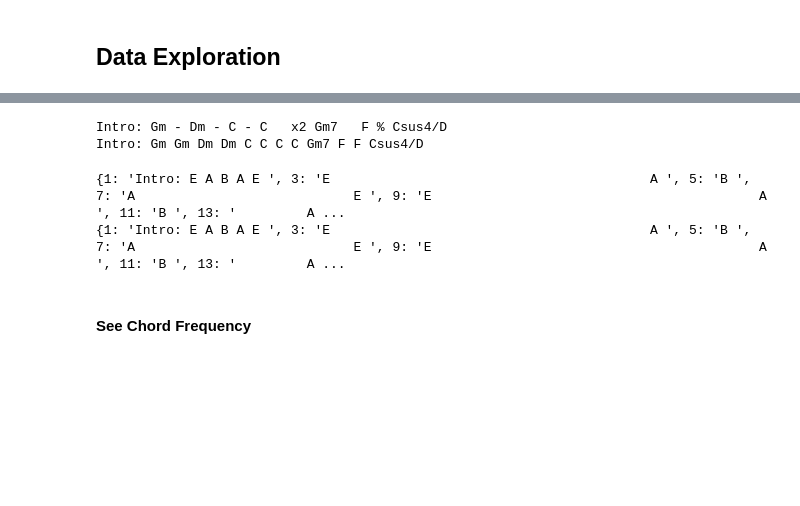
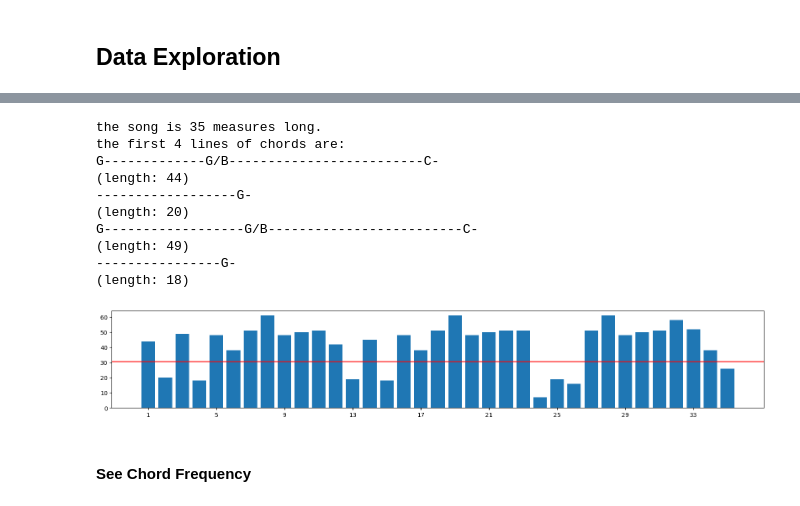
Before and after one commit to emilycardwell/final-project-cleaning, a Jupyter notebook: notebooks/new_cleaning.ipynb, the cells around one changed output, grey strips where cells are left out. Saved outputs shown, nothing was run; the diff lists cells and outputs as text; code cells hidden in the pictures; blank space fills up the shorter version.

```diff
--- a/notebooks/new_cleaning.ipynb
+++ b/notebooks/new_cleaning.ipynb
@@ -74,21 +51,0 @@ for song in split_raw_df.chords:
-# %%
-# editing repeats
-test_chords = [3, 'Intro: Gm - Dm - C - C   x2 Gm7   F % Csus4/D']
-chords = test_chords[1]
-chords_wo_reps = ''
-
-# find repeat symbols (%, - , x2, 2x) and replace with preceding chord
-if re.findall(r'%|2x|x2|\s-\s', chords):
-    reps = re.findall(r'(\S+)(?=\s*(%|2x|x2|\s-\s))|([A-Z]\S+)', chords)
-    for x in reps:
-        if x[0] != '':
-            chords_wo_reps += x[0] + ' ' + x[0] + ' '
-        else:
-            chords_wo_reps += x[2] + ' '
-else:
-    chords_wo_reps = chords
-print(chords)
-print(chords_wo_reps)
-# %% [output]
-Intro: Gm - Dm - C - C   x2 Gm7   F % Csus4/D
-Intro: Gm Gm Dm Dm C C C C Gm7 F F Csus4/D
@@ -121,9 +52,47 @@ Intro: Gm Gm Dm Dm C C C C Gm7 F F Csus4/D
-# %%
-r = random.randint(0, 135782)
-print(slim_raw_df.chords[r])
-print(split_raw_df.chords[r])
-# %% [output]
-{1: 'Intro: E A B A E ', 3: 'E                                         A ', 5: 'B ', 7: 'A                            E ', 9: 'E                                          A ', 11: 'B ', 13: '         A ...
-{1: 'Intro: E A B A E ', 3: 'E                                         A ', 5: 'B ', 7: 'A                            E ', 9: 'E                                          A ', 11: 'B ', 13: '         A ...
+# %%
+song_ch_lol = []
+i = 0
+
+song1 = slim_raw_df.chords[0]
+
+song_mm_ch_dict = ast.literal_eval(song1)
+song_ch_lol = [ch for ch in song_mm_ch_dict.values()]
+max_line = len(song_ch_lol)
+
+print(f'the song is {max_line} measures long.')
+print('the first 4 lines of chords are:')
+for ch in song_ch_lol:
+    new = ch.replace(" ", "-")
+    print(new)
+    l = len(new)
+    print(f'(length: {l})')
+    i += 1
+    if i == 4: break
+
+# get line lengths
+line_lens = [len(x) for x in song_ch_lol]
+max_line_len = max(line_lens)
+
+# {measure_no: chords_list}: dict
+measures = [x for x in range(1, len(song_ch_lol)+1)]
+
+fig1, ax1 = plt.subplots(figsize=(20,3))
+ax1.axhline(max_line_len/2, color='red')
+ax1.bar(measures, line_lens)
+xt = np.arange(1, max_line+1, 4)
+ax1.set(xticks=xt, xticklabels=xt)
+plt.show()
+# %% [output]
+the song is 35 measures long.
+the first 4 lines of chords are:
+G-------------G/B-------------------------C-
+(length: 44)
+------------------G-
+(length: 20)
+G------------------G/B-------------------------C-
+(length: 49)
+----------------G-
+(length: 18)
+[figure, added]
 # %% [markdown]
 #### See Chord Frequency
```
Also changed, not shown: parts of 17 cells of this notebook.
